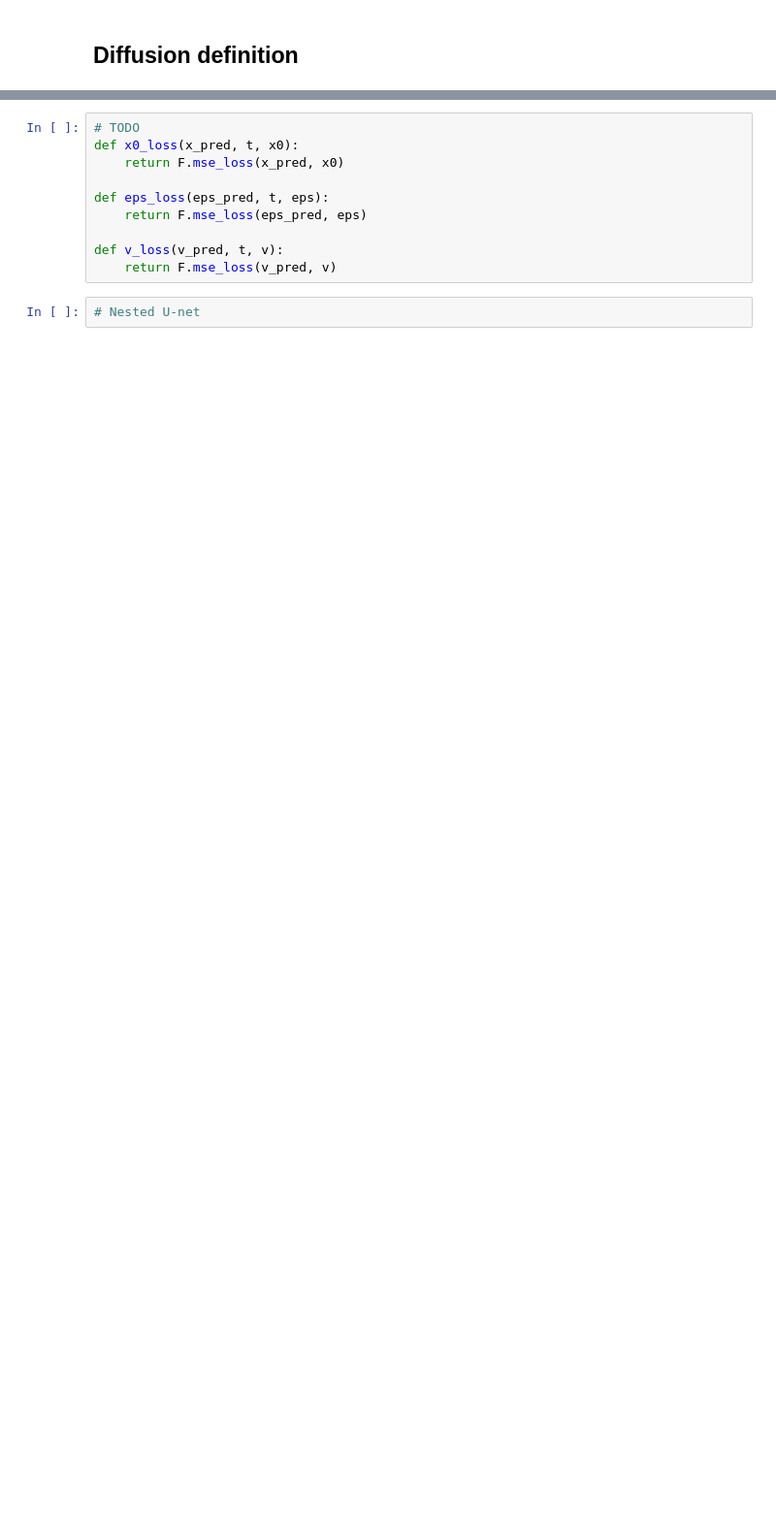
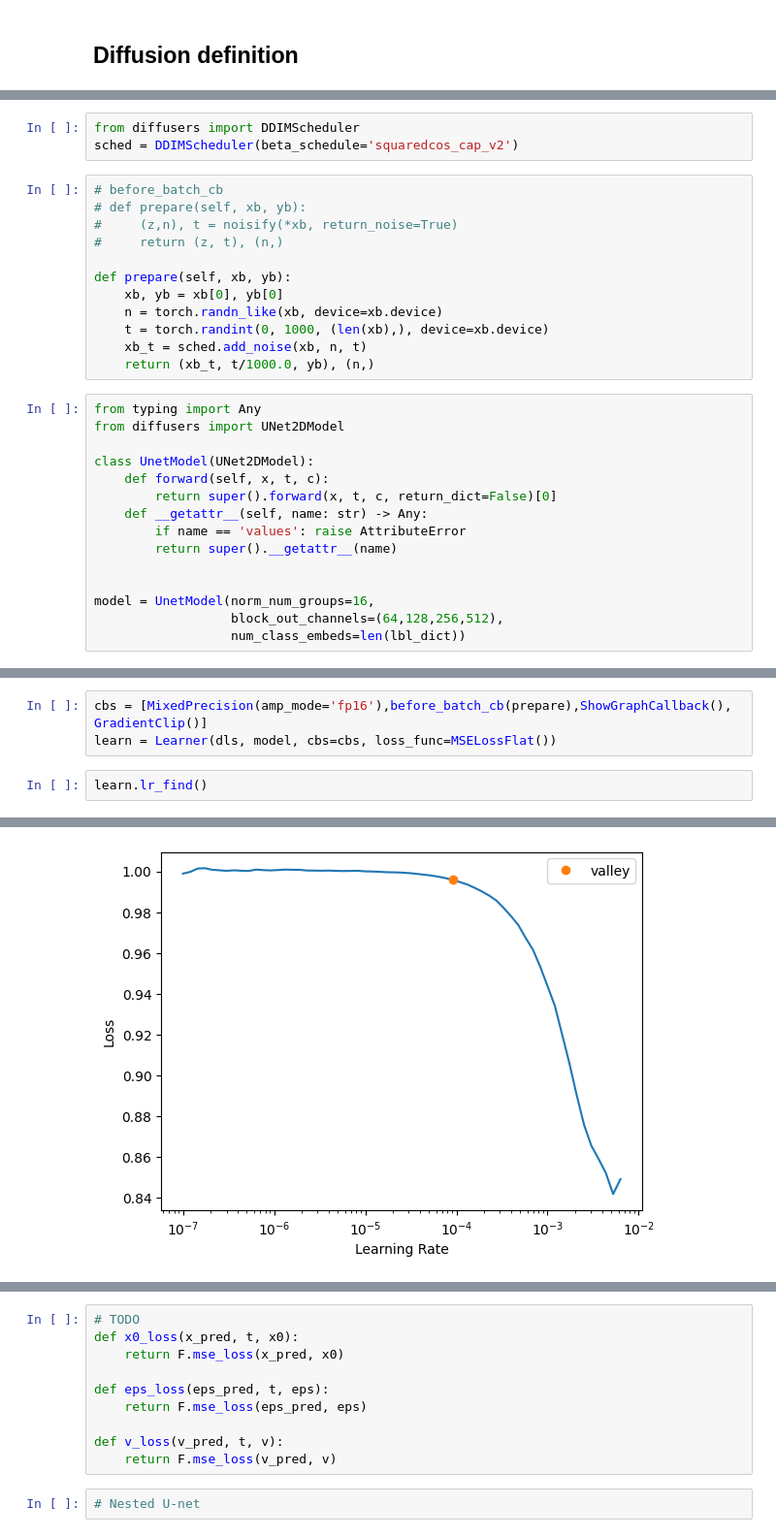
Before and after one commit to ssslakter/py-playground, a Jupyter notebook: ai/1_baseline.ipynb, the cells around one changed output, grey strips where cells are left out. Shown at 97% size. Cells and saved outputs as stored; diff of their text form; blank space fills up the shorter version.

```diff
--- a/ai/1_baseline.ipynb
+++ b/ai/1_baseline.ipynb
@@ -50,0 +85,30 @@ model = EmbUNetModel(in_channels=3, out_channels=3, nfs=(32,64,128,256), num_lay
+# %%
+from diffusers import DDIMScheduler
+sched = DDIMScheduler(beta_schedule='squaredcos_cap_v2')
+# %%
+# before_batch_cb
+# def prepare(self, xb, yb):
+#     (z,n), t = noisify(*xb, return_noise=True)
+#     return (z, t), (n,)
+
+def prepare(self, xb, yb):
+    xb, yb = xb[0], yb[0]
+    n = torch.randn_like(xb, device=xb.device)
+    t = torch.randint(0, 1000, (len(xb),), device=xb.device)
+    xb_t = sched.add_noise(xb, n, t)
+    return (xb_t, t/1000.0, yb), (n,)
+# %%
+from typing import Any
+from diffusers import UNet2DModel
+
+class UnetModel(UNet2DModel):
+    def forward(self, x, t, c):
+        return super().forward(x, t, c, return_dict=False)[0]
+    def __getattr__(self, name: str) -> Any:
+        if name == 'values': raise AttributeError
+        return super().__getattr__(name)
+
+
+model = UnetModel(norm_num_groups=16,
+                  block_out_channels=(64,128,256,512),
+                  num_class_embeds=len(lbl_dict))
@@ -50,0 +128,6 @@ model = EmbUNetModel(in_channels=3, out_channels=3, nfs=(32,64,128,256), num_lay
+# %%
+cbs = [MixedPrecision(amp_mode='fp16'),before_batch_cb(prepare),ShowGraphCallback(), GradientClip()]
+learn = Learner(dls, model, cbs=cbs, loss_func=MSELossFlat())
+# %%
+learn.lr_find()
+# %% [output]
@@ -50,0 +136 @@ model = EmbUNetModel(in_channels=3, out_channels=3, nfs=(32,64,128,256), num_lay
+[figure, added]
```
Also changed, not shown: parts of 40 cells of this notebook, 5 other files.
